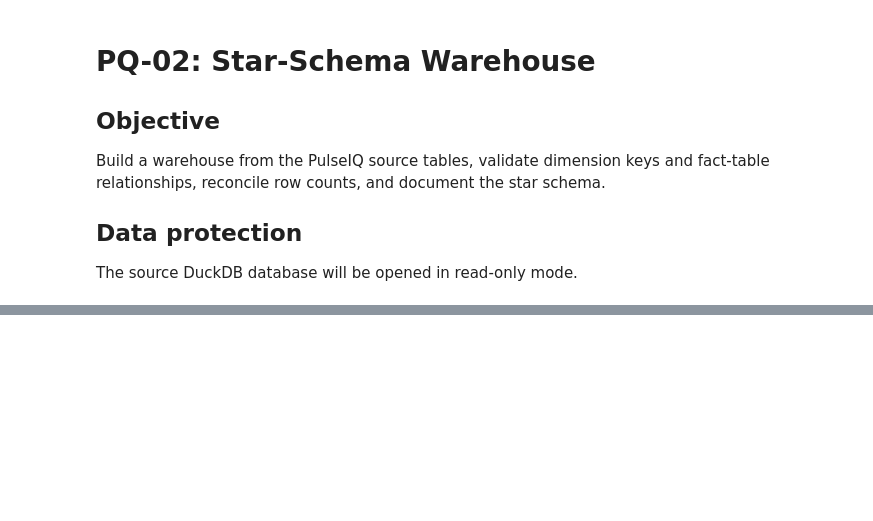
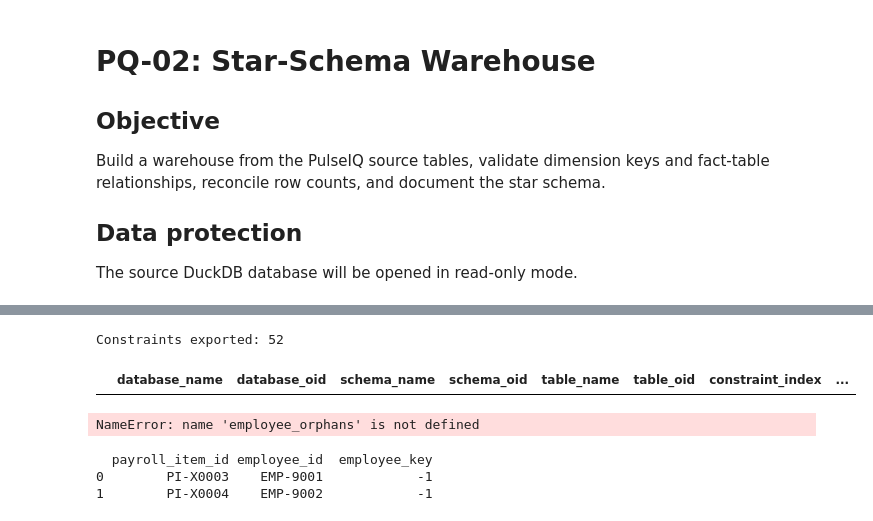
Before and after one commit to Raathesh/PulseIQ-Analytics, a Jupyter notebook: PQ-02_Star_Schema_Warehouse.ipynb, the cells around one changed output, grey strips where cells are left out. Saved outputs shown, nothing was run; the diff lists cells and outputs as text; code cells hidden in the pictures; blank space fills up the shorter version.

```diff
--- a/PQ-02_Star_Schema_Warehouse.ipynb
+++ b/PQ-02_Star_Schema_Warehouse.ipynb
@@ -1725,0 +2602,46 @@ for i in range(40, len(notebook["cells"])):
+# %%
+constraints = con.execute("""
+    SELECT *
+    FROM duckdb_constraints()
+""").fetchdf()
+
+constraints.to_csv(
+    output_dir / "PQ02_constraints.csv",
+    index=False
+)
+
+print("Constraints exported:", len(constraints))
+display(
+    constraints[
+        constraints["constraint_type"] == "FOREIGN KEY"
+    ]
+)
+# %% [output]
+Constraints exported: 52
+|  | database_name | database_oid | schema_name | schema_oid | table_name | table_oid | constraint_index | ... |
+# %%
+print(employee_orphans[
+    ["payroll_item_id", "employee_id", "employee_key"]
+])
+# %% [output]
+NameError: name 'employee_orphans' is not defined
+# %%
+import duckdb
+from pathlib import Path
+
+db_path = Path(
+    r"C:\Users\Hp\Documents\pulseiq\05_Starter\pulseiq_warehouse.duckdb"
+)
+
+con = duckdb.connect(str(db_path), read_only=True)
+
+print(con.execute("""
+    SELECT payroll_item_id, employee_id, employee_key
+    FROM warehouse.fact_payroll
+    WHERE employee_id IN ('EMP-9001', 'EMP-9002')
+    ORDER BY employee_id
+""").df())
+# %% [output]
+  payroll_item_id employee_id  employee_key
+0        PI-X0003    EMP-9001            -1
+1        PI-X0004    EMP-9002            -1
```
Also changed, not shown: parts of 23 cells of this notebook, 12 other files.
